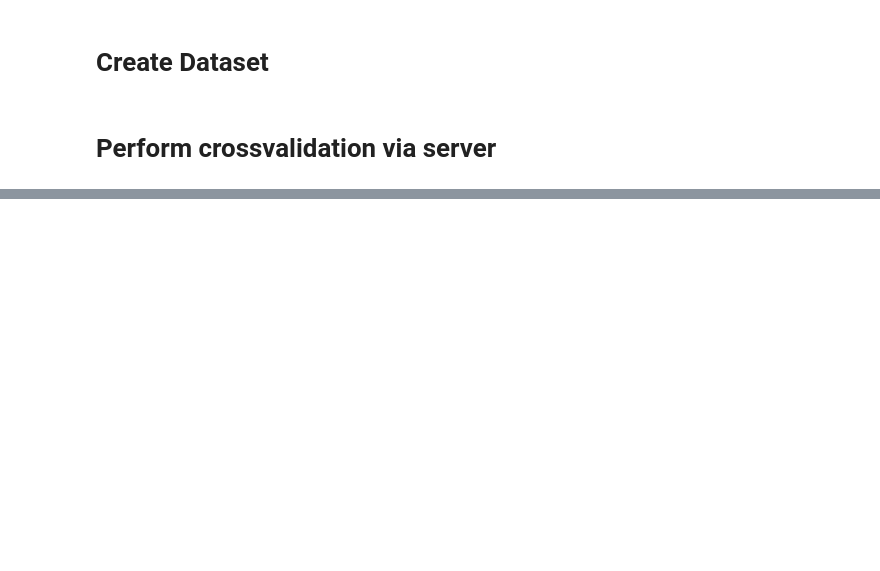
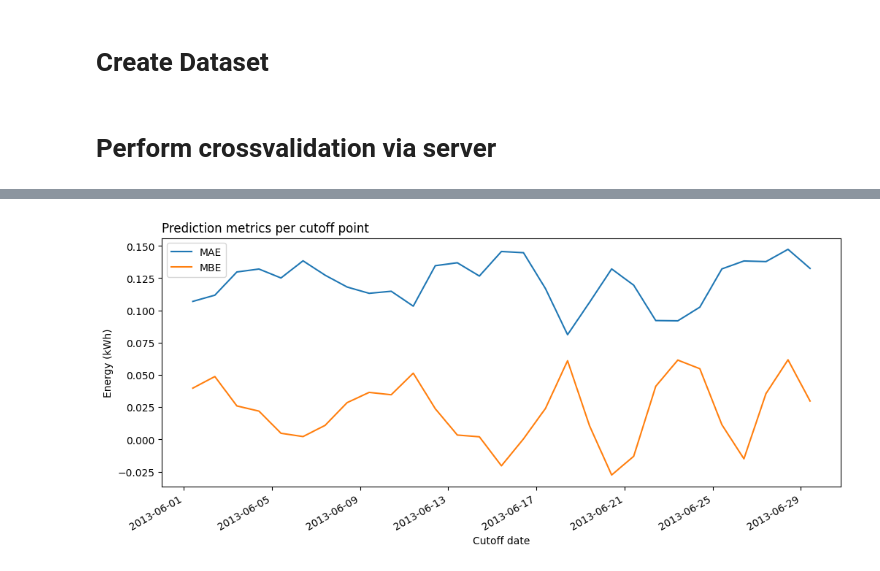
Before and after one commit to attila-balint-kul/energy-forecast-benchmark-toolkit, a Jupyter notebook: notebooks/03. ForecastClient.ipynb, the cells around one changed output, grey strips where cells are left out. Saved outputs shown, nothing was run; the diff lists cells and outputs as text; code cells hidden in the pictures; blank space fills up the shorter version.

```diff
--- a/notebooks/03. ForecastClient.ipynb
+++ b/notebooks/03. ForecastClient.ipynb
@@ -43,9 +103,10 @@ from enfobench.evaluation import cross_validate
 crossval_df = cross_validate(
     client,
     dataset,
-    start_date=pd.Timestamp("2023-01-01T00:00:00"),
-    end_date=pd.Timestamp("2023-02-01T00:00:00"),
+    start_date=pd.Timestamp("2013-06-01T10:00:00"),
+    end_date=pd.Timestamp("2013-07-01T00:00:00"),
     horizon=pd.Timedelta("38 hours"),
     step=pd.Timedelta("1 day"),
+    level=90,
 )
 # %%
@@ -53,5 +120,0 @@ crossval_df
-# %%
-cutoff_date_to_plot = crossval_df.cutoff_date.unique()[0]
-crossval_df.loc[crossval_df.cutoff_date == cutoff_date_to_plot].set_index("timestamp").drop(
-    columns=["cutoff_date"]
-).plot()
@@ -59,0 +121,4 @@ crossval_df.loc[crossval_df.cutoff_date == cutoff_date_to_plot].set_index("times
+# %%
+import matplotlib.animation as animation
+
+plt.rcParams["animation.html"] = "jshtml"
@@ -68,6 +166,7 @@ evaluate_metrics(
 # %%
-metrics = evaluate_metrics(
+metrics_per_cutoff = evaluate_metrics(
     crossval_df,
     metrics={"MAE": mean_absolute_error, "MBE": mean_bias_error},
     groupby="cutoff_date",
 )
+metrics_per_cutoff.head()
@@ -77,0 +180,9 @@ metrics[["MAE", "MBE"]].plot()
+# %%
+fig, ax = plt.subplots(figsize=(12, 5))
+metrics_per_cutoff.set_index("cutoff_date")[["MAE", "MBE"]].plot(ax=ax)
+ax.set_xlabel("Cutoff date")
+ax.set_ylabel("Energy (kWh)")
+ax.set_title("Prediction metrics per cutoff point", fontsize="large", loc="left")
+plt.show()
+# %% [output]
+[figure, added]
```
Also changed, not shown: parts of 25 cells of this notebook.
